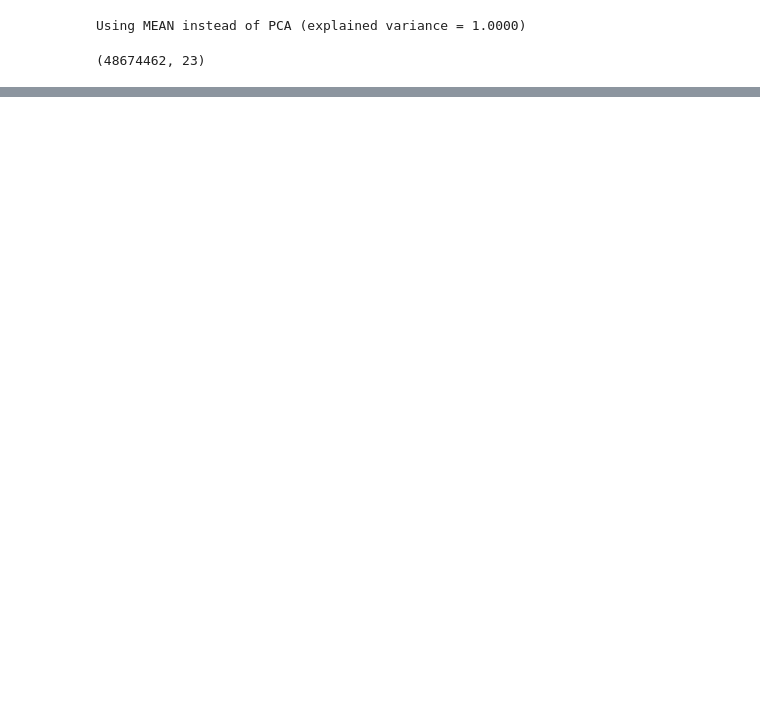
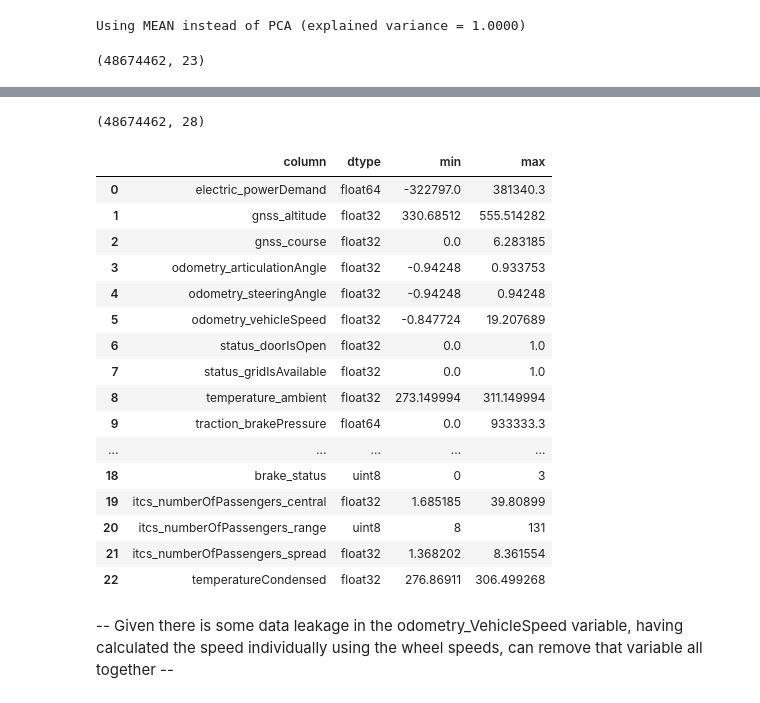
Before and after one commit to saranshb1/datapao, a Jupyter notebook: zurichBusInfo.ipynb, the cells around one changed output, grey strips where cells are left out. Saved outputs shown, nothing was run; the diff lists cells and outputs as text; code cells hidden in the pictures; blank space fills up the shorter version.

```diff
--- a/zurichBusInfo.ipynb
+++ b/zurichBusInfo.ipynb
@@ -906,4 +1019,4 @@ print("PCA components:", pca_model.components_)
 Explained variance ratio: [1.]
 PCA components: [[0.5158803  0.6644553  0.54070944]]
 # %%
-ZTBus = condenseFeatures(ZTBus, "itcs_numberOfPassengers")
+ZTBus = condensePassengerFeatures(ZTBus, "itcs_numberOfPassengers")
@@ -925,3 +1034,5 @@ ZTBus.drop(columns= ['itcs_busRoute'], inplace = True)
 ZTBus.shape
 # %% [output]
 (48674462, 23)
+# %%
+ZTBus, ZTBus_Summary = reduceMemoryUsage(ZTBus)
@@ -927,0 +1063,26 @@ ZTBus.shape
+# %%
+ZTBus.shape
+# %% [output]
+(48674462, 28)
+# %%
+ZTBus_Summary
+# %% [output]
+|  | column | dtype | min | max |
+| 0 | electric_powerDemand | float64 | -322797.0 | 381340.3 |
+| 1 | gnss_altitude | float32 | 330.68512 | 555.514282 |
+| 2 | gnss_course | float32 | 0.0 | 6.283185 |
+| 3 | odometry_articulationAngle | float32 | -0.94248 | 0.933753 |
+| 4 | odometry_steeringAngle | float32 | -0.94248 | 0.94248 |
+| 5 | odometry_vehicleSpeed | float32 | -0.847724 | 19.207689 |
+| 6 | status_doorIsOpen | float32 | 0.0 | 1.0 |
+| 7 | status_gridIsAvailable | float32 | 0.0 | 1.0 |
+| 8 | temperature_ambient | float32 | 273.149994 | 311.149994 |
+| 9 | traction_brakePressure | float64 | 0.0 | 933333.3 |
+| ... | ... | ... | ... | ... |
+| 18 | brake_status | uint8 | 0 | 3 |
+| 19 | itcs_numberOfPassengers_central | float32 | 1.685185 | 39.80899 |
+| 20 | itcs_numberOfPassengers_range | uint8 | 8 | 131 |
+| 21 | itcs_numberOfPassengers_spread | float32 | 1.368202 | 8.361554 |
+| 22 | temperatureCondensed | float32 | 276.86911 | 306.499268 |
+# %% [markdown]
+-- Given there is some data leakage in the odometry_VehicleSpeed variable, having calculated the speed individually using the wheel speeds, can remove that variable all together --
```
Also changed, not shown: parts of 43 cells of this notebook.
